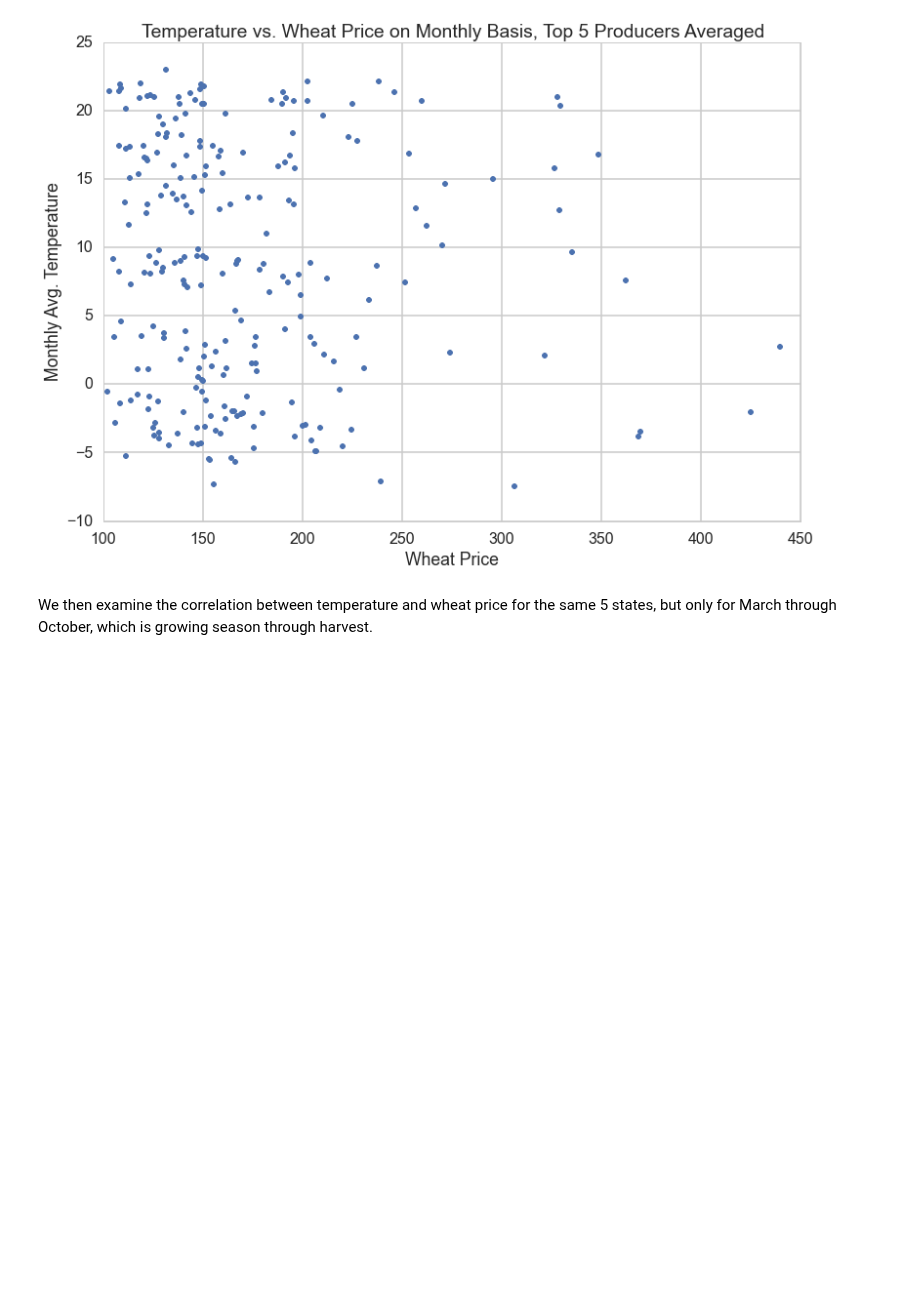
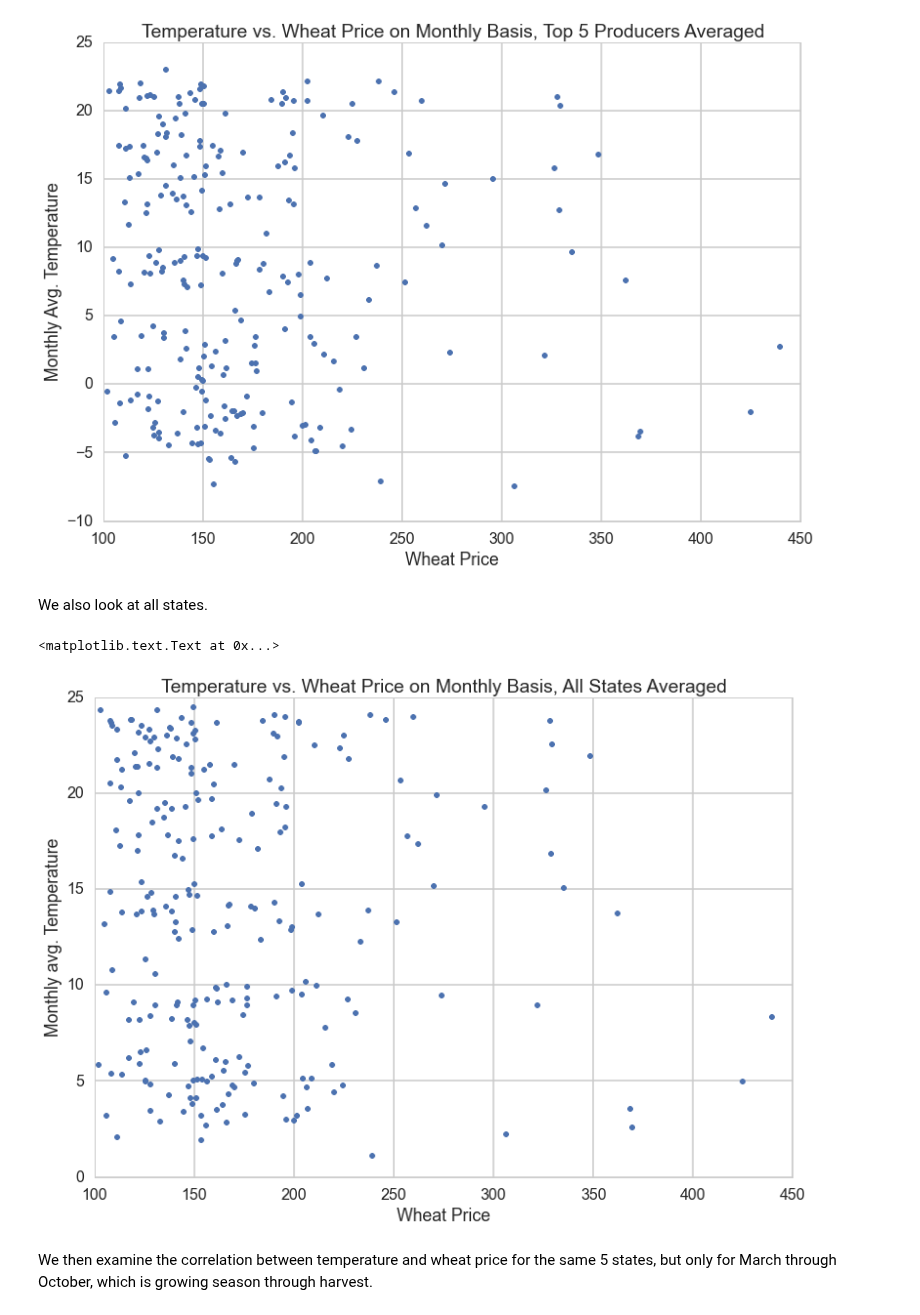
Before and after one commit to dwang953/109-Project, a Jupyter notebook: working_notebooks/Exploratory Data Analysis.ipynb, the cells around one changed output. Saved outputs shown, nothing was run; the diff lists cells and outputs as text; code cells hidden in the pictures; blank space fills up the shorter version.

```diff
--- a/working_notebooks/Exploratory Data Analysis.ipynb
+++ b/working_notebooks/Exploratory Data Analysis.ipynb
@@ -299,6 +314,17 @@ plt.title('Temperature vs. Wheat Price on Monthly Basis, Top 5 Producers Average
 # %% [output]
 <matplotlib.text.Text at 0x...>
 [figure]
+# %% [markdown]
+We also look at all states.
+# %%
+#All states
+plt.plot(dftouse['Wheat_Price'],dftouse.ix[:,'AK_T':'WY_T'].mean(axis=1),'.')
+plt.xlabel('Wheat Price')
+plt.ylabel('Monthly avg. Temperature')
+plt.title('Temperature vs. Wheat Price on Monthly Basis, All States Averaged')
+# %% [output]
+<matplotlib.text.Text at 0x...>
+[figure, added]
 # %% [markdown]
 We then examine the correlation between temperature and wheat price for the same 5 states, but only for March through October, which is growing season through harvest.
 # %%
```
Also changed, not shown: parts of 3 cells of this notebook.
